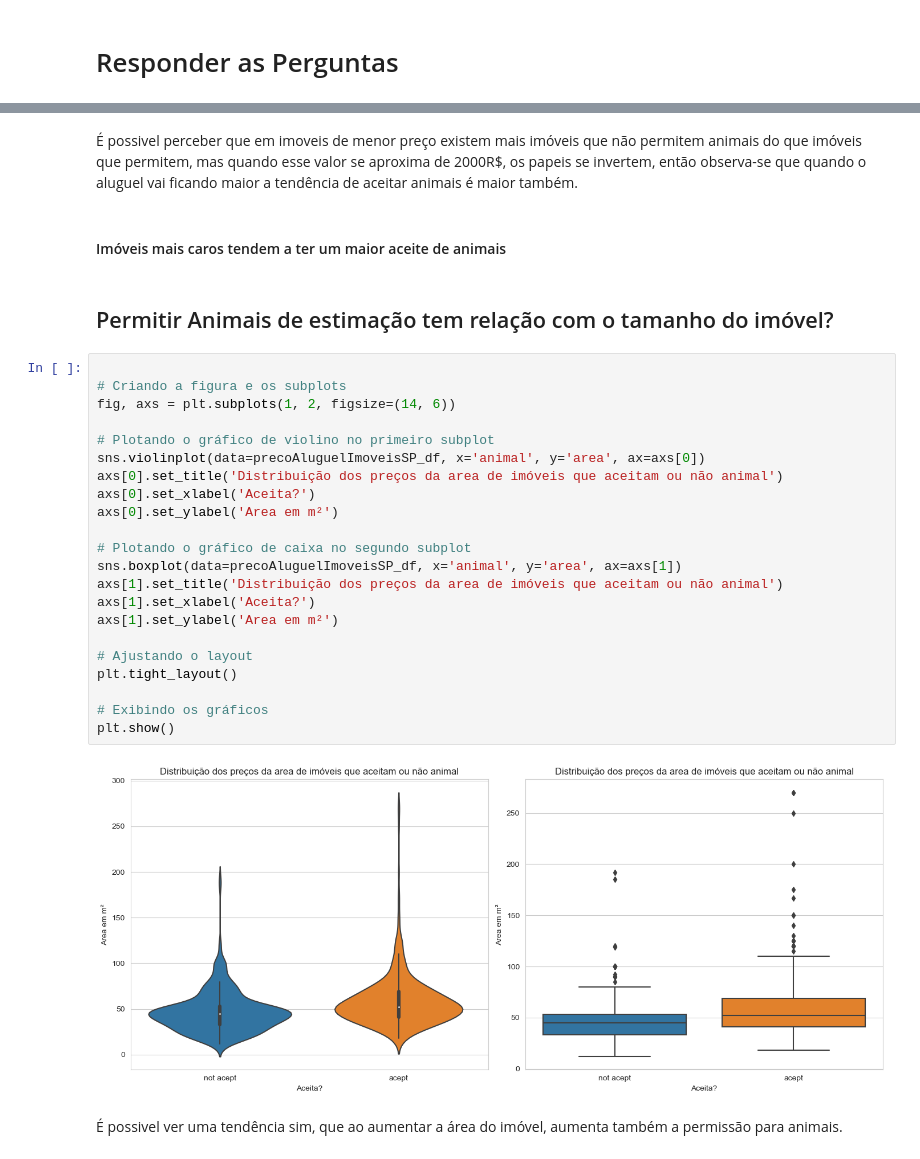
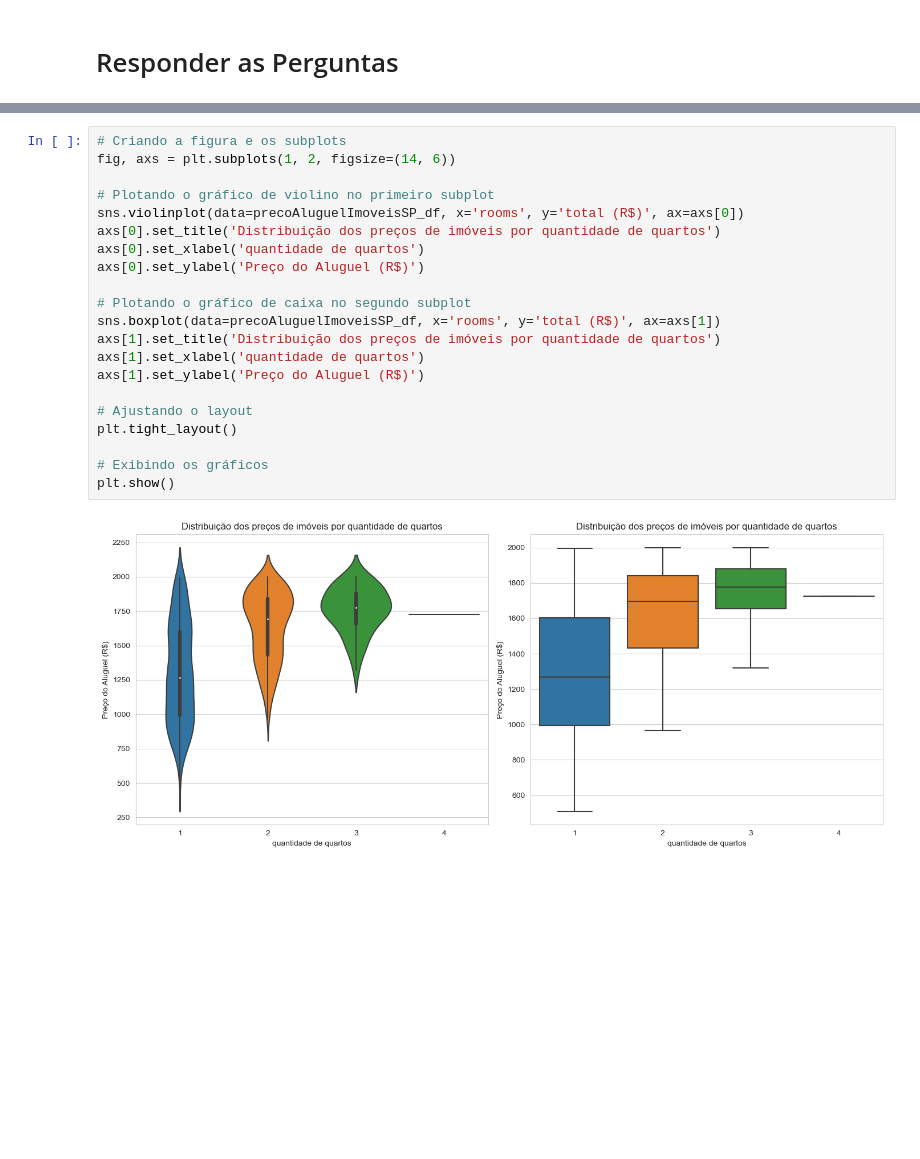
Before and after one commit to silas-silva/Analise-Exploratoria-de-Dados-Preco-Aluguel-Sao-Paulo, a Jupyter notebook: projeto/Analise Exploratória de Dados.ipynb, the cells around one changed output, grey strips where cells are left out. Cells and saved outputs as stored; diff of their text form; blank space fills up the shorter version.

```diff
--- a/projeto/Analise Exploratória de Dados.ipynb
+++ b/projeto/Analise Exploratória de Dados.ipynb
@@ -246,32 +241,23 @@ plt.show()
-# %% [markdown]
-É possivel perceber que em imoveis de menor preço existem mais imóveis que não permitem animais do que imóveis que permitem, mas quando esse valor se aproxima de 2000R$, os papeis se invertem, então observa-se que quando o aluguel vai ficando maior a tendência de aceitar animais é maior também.
-# %% [markdown]
-#### Imóveis mais caros tendem a ter um maior aceite de animais
-# %% [markdown]
-## Permitir Animais de estimação tem relação com o tamanho do imóvel?
-# %%
-
-# Criando a figura e os subplots
-fig, axs = plt.subplots(1, 2, figsize=(14, 6))
-
-# Plotando o gráfico de violino no primeiro subplot
-sns.violinplot(data=precoAluguelImoveisSP_df, x='animal', y='area', ax=axs[0])
-axs[0].set_title('Distribuição dos preços da area de imóveis que aceitam ou não animal')
-axs[0].set_xlabel('Aceita?')
-axs[0].set_ylabel('Area em m²')
-
-# Plotando o gráfico de caixa no segundo subplot
-sns.boxplot(data=precoAluguelImoveisSP_df, x='animal', y='area', ax=axs[1])
-axs[1].set_title('Distribuição dos preços da area de imóveis que aceitam ou não animal')
-axs[1].set_xlabel('Aceita?')
-axs[1].set_ylabel('Area em m²')
-
-# Ajustando o layout
-plt.tight_layout()
-
-# Exibindo os gráficos
-plt.show()
-# %% [output]
-[figure, removed]
-# %% [markdown]
-É possivel ver uma tendência sim, que ao aumentar a área do imóvel, aumenta também a permissão para animais.
+# %%
+# Criando a figura e os subplots
+fig, axs = plt.subplots(1, 2, figsize=(14, 6))
+
+# Plotando o gráfico de violino no primeiro subplot
+sns.violinplot(data=precoAluguelImoveisSP_df, x='rooms', y='total (R$)', ax=axs[0])
+axs[0].set_title('Distribuição dos preços de imóveis por quantidade de quartos')
+axs[0].set_xlabel('quantidade de quartos')
+axs[0].set_ylabel('Preço do Aluguel (R$)')
+
+# Plotando o gráfico de caixa no segundo subplot
+sns.boxplot(data=precoAluguelImoveisSP_df, x='rooms', y='total (R$)', ax=axs[1])
+axs[1].set_title('Distribuição dos preços de imóveis por quantidade de quartos')
+axs[1].set_xlabel('quantidade de quartos')
+axs[1].set_ylabel('Preço do Aluguel (R$)')
+
+# Ajustando o layout
+plt.tight_layout()
+
+# Exibindo os gráficos
+plt.show()
+# %% [output]
+[figure, added]
```
Also changed, not shown: parts of 21 cells of this notebook.
